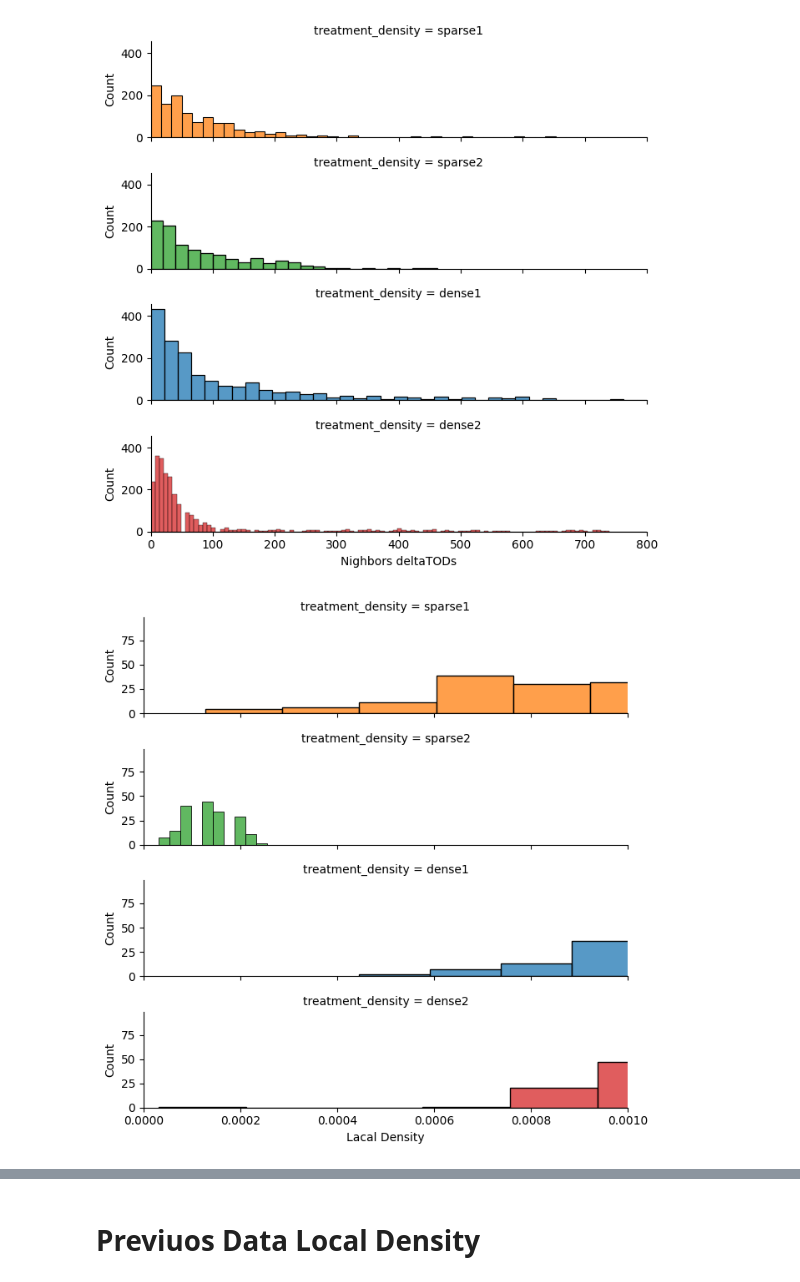
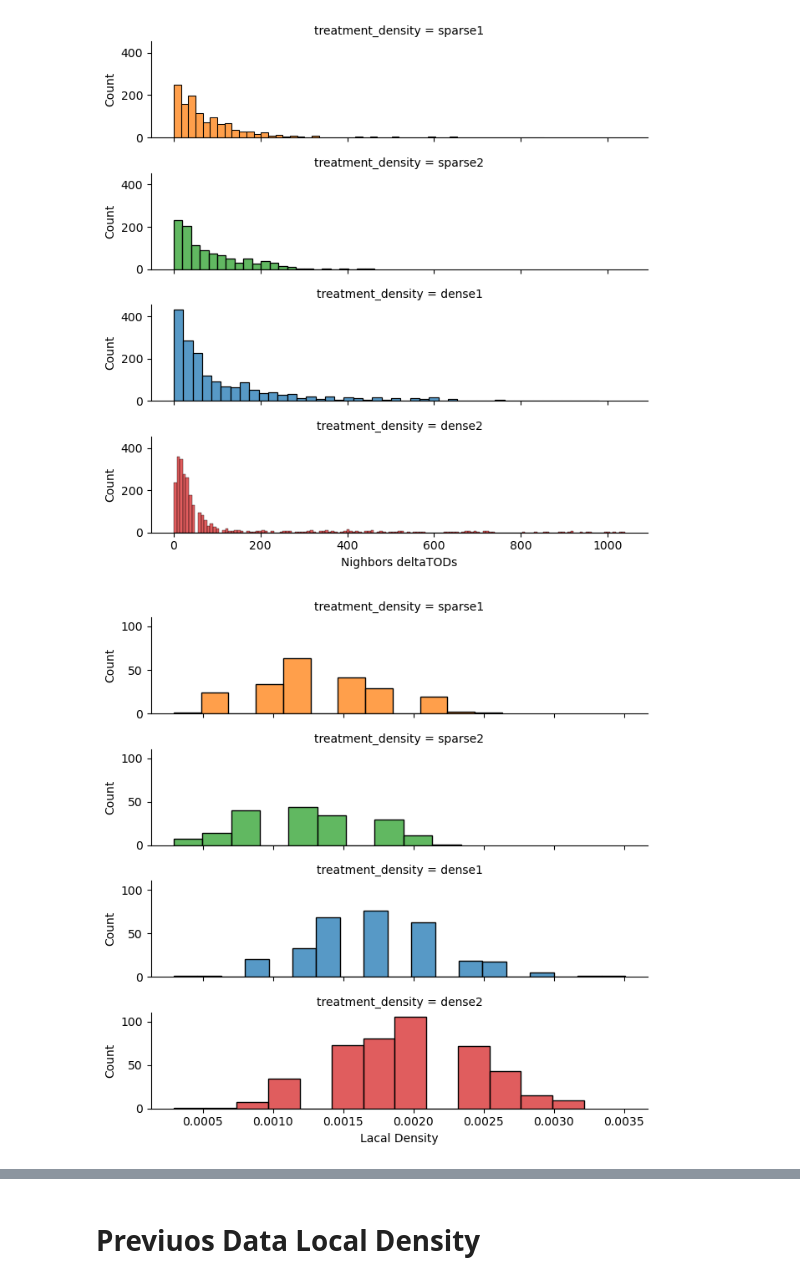
Before and after one commit to esraan/CellDeathQuantification, a Jupyter notebook: DensityAnalysis.ipynb, the cells around one changed output, grey strips where cells are left out. Drawn from its saved outputs; the diff is of its cells as text; code cells hidden in the pictures.

```diff
--- a/DensityAnalysis.ipynb
+++ b/DensityAnalysis.ipynb
@@ -90,7 +99,7 @@ g = sns.FacetGrid(visualize_delta_tods_distances_local_densities_distribution_me
                   height=1.7, aspect=4,row_order=["sparse1","sparse2","dense1","dense2"], hue="treatment_density")
 g.map(sns.histplot, "value")
 plt.xlabel('Nighbors distances')
-g.set(xlim=(0,600))
+# g.set(xlim=(0,600))
 
 
 
@@ -98,14 +107,14 @@ g = sns.FacetGrid(visualize_delta_tods_distances_local_densities_distribution_me
                   height=1.7, aspect=4,row_order=["sparse1","sparse2","dense1","dense2"],hue="treatment_density")
 g.map(sns.histplot, "value")
 plt.xlabel('Nighbors deltaTODs')
-g.set(xlim=(0,800))
+# g.set(xlim=(0,800))
 
 g = sns.FacetGrid(visualize_delta_tods_distances_local_densities_distribution_melted[visualize_delta_tods_distances_local_densities_distribution_melted["variable"]=="Local_density"], row="treatment_density",
                   height=1.7, aspect=4,row_order=["sparse1","sparse2","dense1","dense2"],hue="treatment_density")
 g.map(sns.histplot, "value")
 plt.xscale("linear")
 plt.xlabel('Lacal Density')
-g.set(xlim=(0,0.001))
+# g.set(xlim=(0,0.001))
 
 plt.show()
 # %% [output]
@@ -113,5 +122,5 @@ plt.show()
-[figure, old version]
+[figure, new version]
-[figure, old version]
+[figure, new version]
 # %%
 g = sns.FacetGrid(visualize_delta_tods_distances_local_densities_distribution_melted[visualize_delta_tods_distances_local_densities_distribution_melted["variable"]=="Local_density"], row="treatment_density",
                   height=1.7, aspect=4,row_order=["sparse1","sparse2","dense1","dense2"],hue="treatment_density")
```
Also changed, not shown: parts of 30 cells of this notebook, 8 other files.
